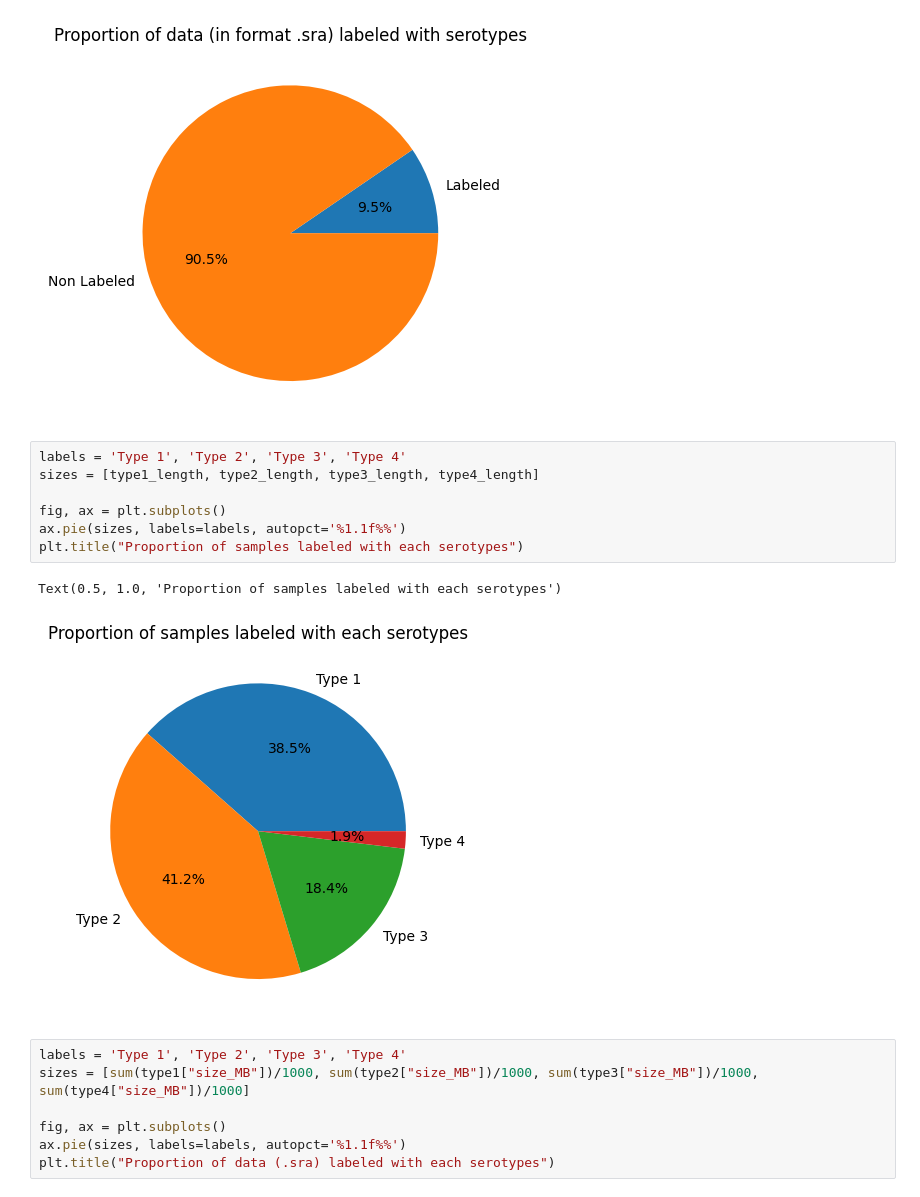
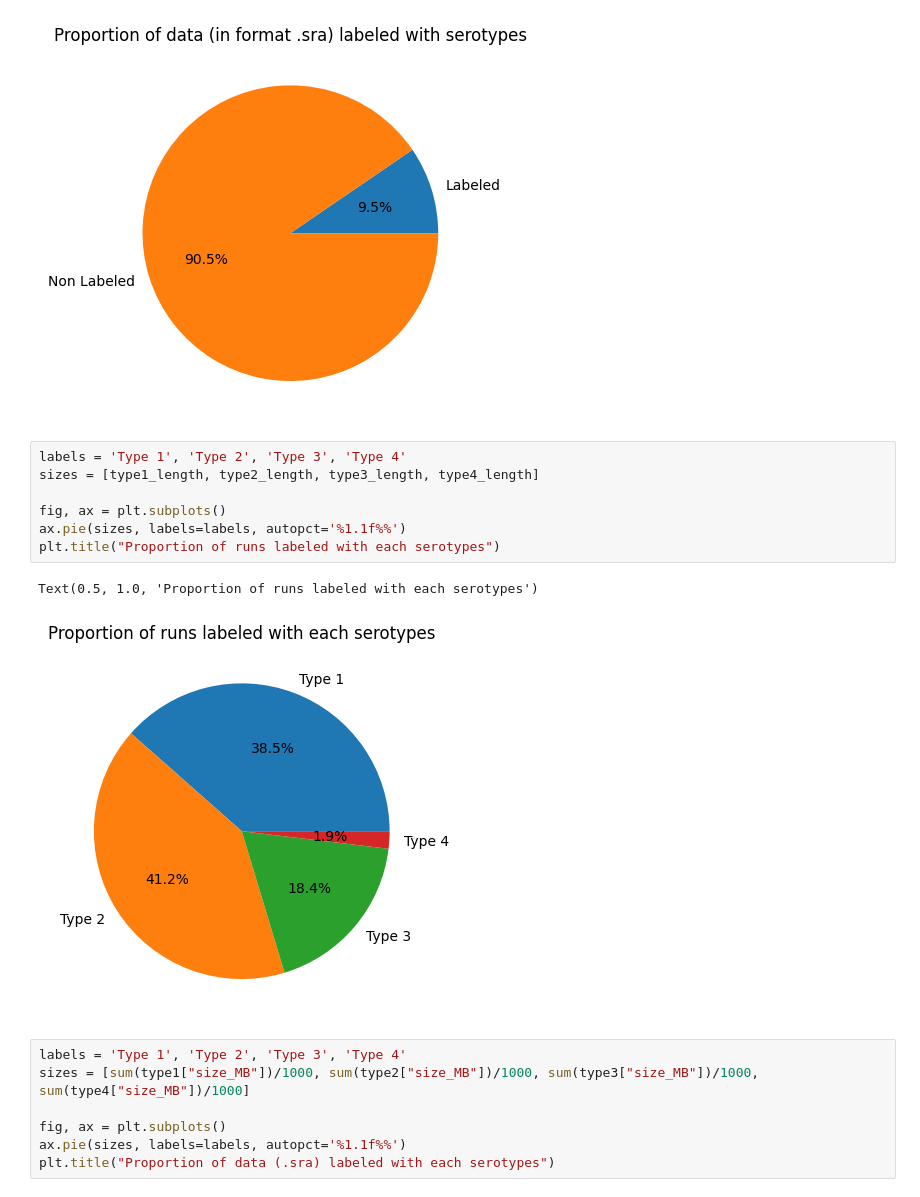
Before and after one commit to Fossam40/DENV-dataAnalysis, a Jupyter notebook: sampleStatistics.ipynb, the cells around one changed output. Saved outputs shown, nothing was run; the diff lists cells and outputs as text.

Commit message:
Fixed sample/run ambiguity

```diff
--- a/sampleStatistics.ipynb
+++ b/sampleStatistics.ipynb
@@ -62,13 +62,13 @@ Text(0.5, 1.0, 'Proportion of data (in format .sra) labeled with serotypes')
 # %%
 labels = 'Type 1', 'Type 2', 'Type 3', 'Type 4'
 sizes = [type1_length, type2_length, type3_length, type4_length]
 
 fig, ax = plt.subplots()
 ax.pie(sizes, labels=labels, autopct='%1.1f%%')
-plt.title("Proportion of samples labeled with each serotypes")
+plt.title("Proportion of runs labeled with each serotypes")
 # %% [output]
-Text(0.5, 1.0, 'Proportion of samples labeled with each serotypes')
+Text(0.5, 1.0, 'Proportion of runs labeled with each serotypes')
-[figure, old version]
+[figure, new version]
 # %%
 labels = 'Type 1', 'Type 2', 'Type 3', 'Type 4'
 sizes = [sum(type1["size_MB"])/1000, sum(type2["size_MB"])/1000, sum(type3["size_MB"])/1000, sum(type4["size_MB"])/1000]
```
Also changed, not shown: parts of 2 cells of this notebook.
